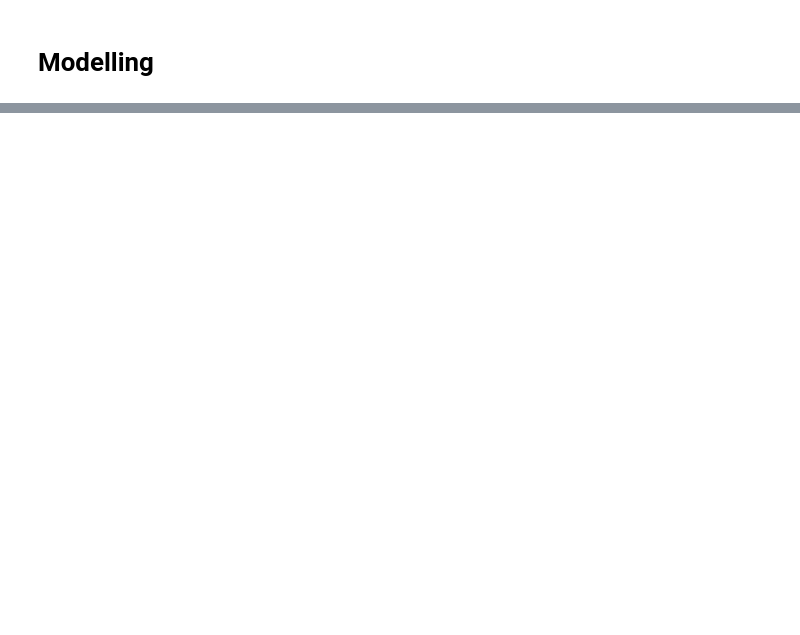
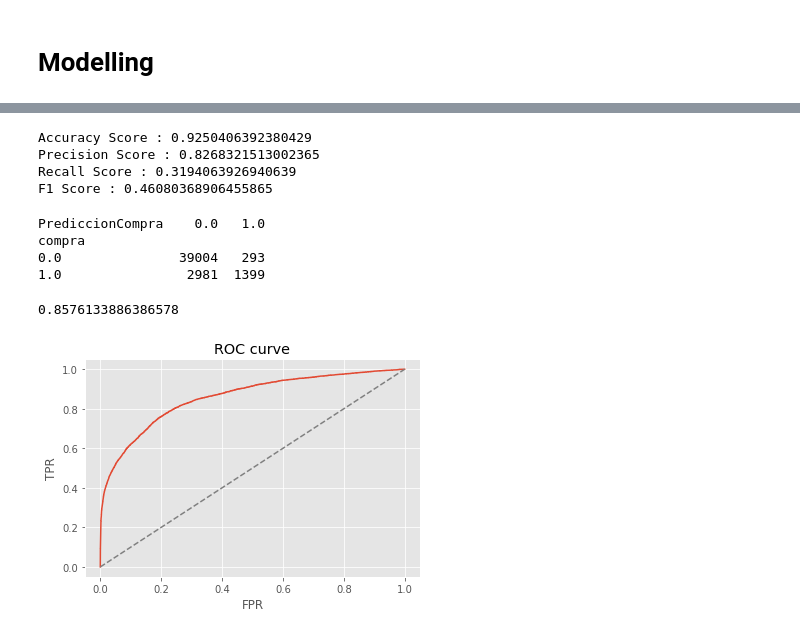
Before and after one commit to gerardtorrent97/easymoney-project, a Jupyter notebook: Recomendacion.ipynb, the cells around one changed output, grey strips where cells are left out. Drawn from its saved outputs; the diff is of its cells as text; code cells hidden in the pictures; blank space fills up the shorter version.

Commit message:
model done

```diff
--- a/Recomendacion.ipynb
+++ b/Recomendacion.ipynb
@@ -806,2 +804,17 @@ for target in DATASETS.keys():
+# %%
+# Random Holdout
+for target in DATASETS.keys():
+  dev_df_X, dev_df_y, val_df_X, val_df_y = load_datasets(target)
+  X_train, X_test, y_train, y_test = train_test_split(
+                                      dev_df_X,
+                                      dev_df_y,
+                                      test_size=0.30,
+                                      random_state=RANDOM_STATE
+                                     )
+  # save pickles
+  X_train.to_pickle(f"/content/gdrive/MyDrive/EASY_MONEY_NUCLIO/recomendacion/{target}/X_train.pkl")
+  X_test.to_pickle(f"/content/gdrive/MyDrive/EASY_MONEY_NUCLIO/recomendacion/{target}/X_test.pkl")
+  y_train.to_pickle(f"/content/gdrive/MyDrive/EASY_MONEY_NUCLIO/recomendacion/{target}/y_train.pkl")
+  y_test.to_pickle(f"/content/gdrive/MyDrive/EASY_MONEY_NUCLIO/recomendacion/{target}/y_test.pkl")
 # %% [markdown]
 # Modelling
@@ -818,7 +820,0 @@ NameError: ignored
-# %%
-y_train_pred = dt.predict(X_train)
-y_train_score = dt.predict_proba(X_train)[:,1]
-
-#Predict the response for test dataset
-y_pred = dt.predict(X_test)
-y_test_score = dt.predict_proba(X_test)[:,1]
@@ -824,0 +851,41 @@ y_test_score = dt.predict_proba(X_test)[:,1]
+# %%
+em = Model("em_acount")
+em.load_train_test()
+em.train()
+y_test_pred = pd.DataFrame(em.predict(), index=em.y_test.index, columns=["PrediccionCompra"])
+y_test_score = pd.DataFrame(em.predict_proba(), index=em.y_test.index, columns=["CompraScore"])
+# %%
+results_df = em.y_test.join(y_test_pred, how= 'inner')
+results_df["Success"] = (results_df["compra"] == results_df["PrediccionCompra"]).astype(int)
+results_df = results_df.join(y_test_score)
+# %%
+em.get_metrics(y_test_pred)
+# %% [output]
+Accuracy Score : 0.9250406392380429
+Precision Score : 0.8268321513002365
+Recall Score : 0.3194063926940639
+F1 Score : 0.46080368906455865
+# %%
+confusion_matrix = pd.crosstab(results_df["compra"], results_df["PrediccionCompra"])
+print(confusion_matrix)
+# %% [output]
+PrediccionCompra    0.0   1.0
+compra
+0.0               39004   293
+1.0                2981  1399
+# %%
+from sklearn import metrics
+metrics.roc_auc_score(results_df["compra"], results_df["CompraScore"])
+# %% [output]
+0.8576133886386578
+# %%
+fpr, tpr, _ = metrics.roc_curve(results_df["compra"], results_df["CompraScore"])
+plt.clf()
+plt.plot(fpr, tpr)
+plt.plot([0, 1], [0, 1], color="gray", linestyle="--")
+plt.xlabel("FPR")
+plt.ylabel("TPR")
+plt.title("ROC curve")
+plt.show()
+# %% [output]
+[figure, added]
```
Also changed, not shown: parts of 27 cells of this notebook.
